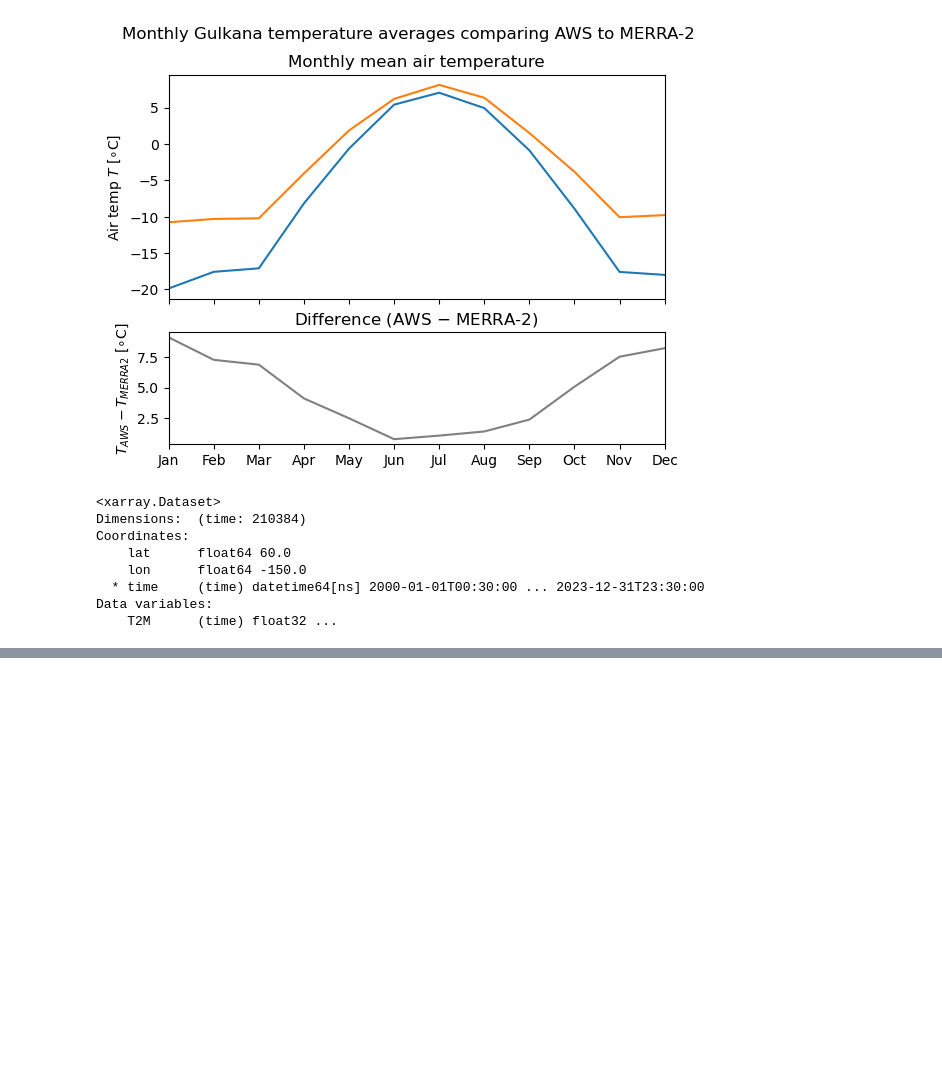
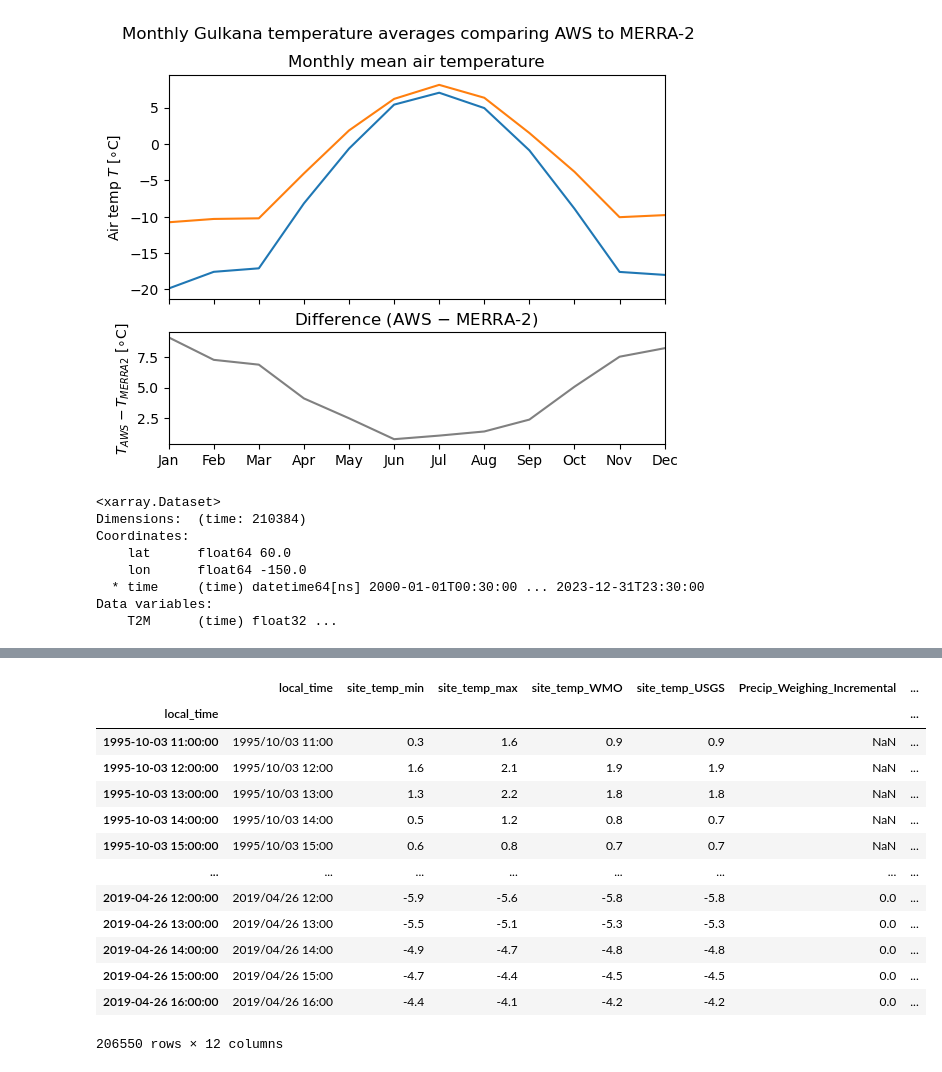
Before and after one commit to drounce/PyGEM, a Jupyter notebook: climate_plotting.ipynb, the cells around one changed output, grey strips where cells are left out. Saved outputs shown, nothing was run; the diff lists cells and outputs as text; code cells hidden in the pictures; blank space fills up the shorter version.

```diff
--- a/climate_plotting.ipynb
+++ b/climate_plotting.ipynb
@@ -239,0 +323,17 @@ Name: 12, dtype: float64
+# %%
+df
+# %% [output]
+|  | local_time | site_temp_min | site_temp_max | site_temp_WMO | site_temp_USGS | Precip_Weighing_Incremental | ... |
+| local_time |  |  |  |  |  |  | ... |
+| 1995-10-03 11:00:00 | 1995/10/03 11:00 | 0.3 | 1.6 | 0.9 | 0.9 | NaN | ... |
+| 1995-10-03 12:00:00 | 1995/10/03 12:00 | 1.6 | 2.1 | 1.9 | 1.9 | NaN | ... |
+| 1995-10-03 13:00:00 | 1995/10/03 13:00 | 1.3 | 2.2 | 1.8 | 1.8 | NaN | ... |
+| 1995-10-03 14:00:00 | 1995/10/03 14:00 | 0.5 | 1.2 | 0.8 | 0.7 | NaN | ... |
+| 1995-10-03 15:00:00 | 1995/10/03 15:00 | 0.6 | 0.8 | 0.7 | 0.7 | NaN | ... |
+| ... | ... | ... | ... | ... | ... | ... | ... |
+| 2019-04-26 12:00:00 | 2019/04/26 12:00 | -5.9 | -5.6 | -5.8 | -5.8 | 0.0 | ... |
+| 2019-04-26 13:00:00 | 2019/04/26 13:00 | -5.5 | -5.1 | -5.3 | -5.3 | 0.0 | ... |
+| 2019-04-26 14:00:00 | 2019/04/26 14:00 | -4.9 | -4.7 | -4.8 | -4.8 | 0.0 | ... |
+| 2019-04-26 15:00:00 | 2019/04/26 15:00 | -4.7 | -4.4 | -4.5 | -4.5 | 0.0 | ... |
+| 2019-04-26 16:00:00 | 2019/04/26 16:00 | -4.4 | -4.1 | -4.2 | -4.2 | 0.0 | ... |
+206550 rows × 12 columns
```
Also changed, not shown: parts of 22 cells of this notebook, 26 other files.
